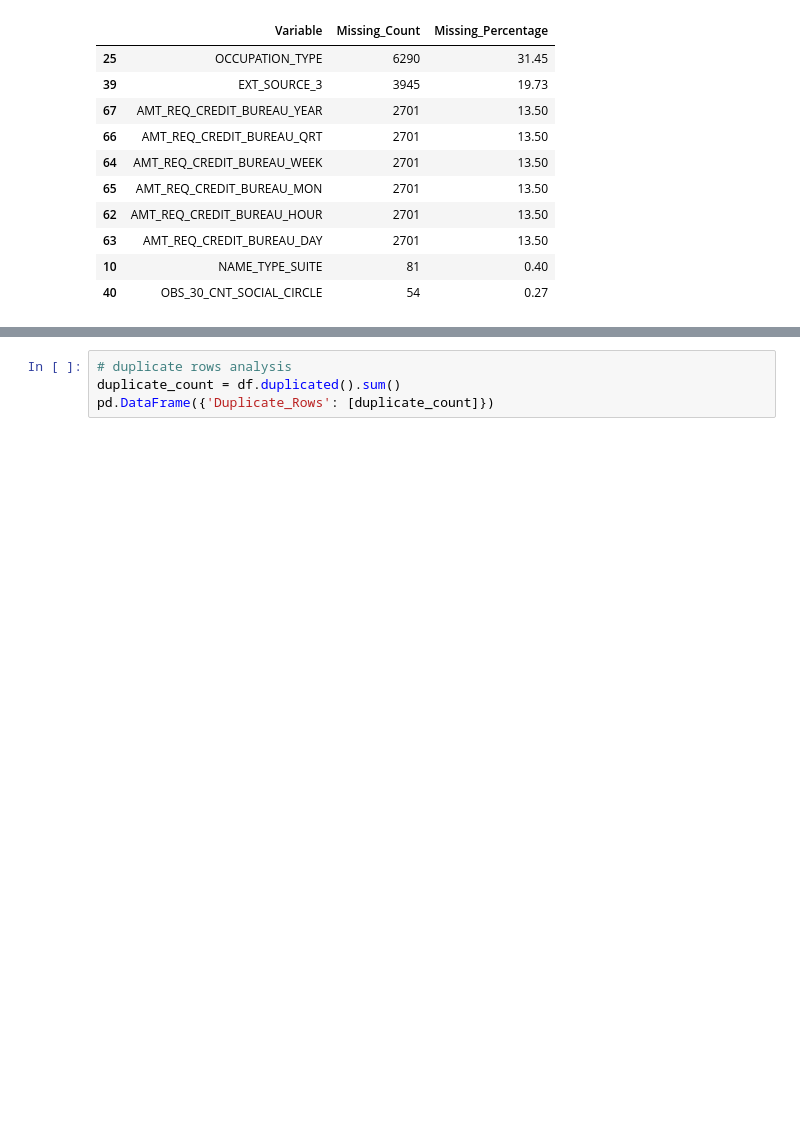
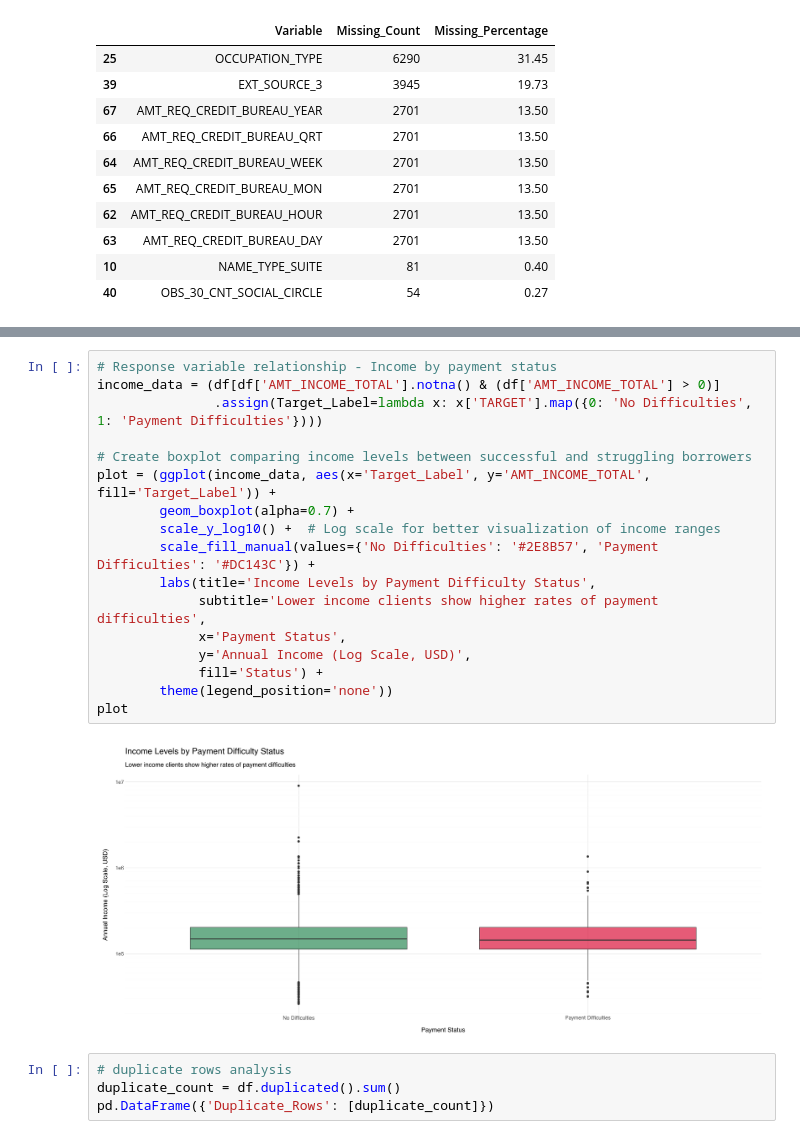
Before and after one commit to kisyular/case_study, a Jupyter notebook: Assignment2_Analysis.ipynb, the cells around one changed output, grey strips where cells are left out. Saved outputs shown, nothing was run; the diff lists cells and outputs as text; blank space fills up the shorter version.

```diff
--- a/Assignment2_Analysis.ipynb
+++ b/Assignment2_Analysis.ipynb
@@ -197,3 +279,22 @@ plot
+# %%
+# Response variable relationship - Income by payment status
+income_data = (df[df['AMT_INCOME_TOTAL'].notna() & (df['AMT_INCOME_TOTAL'] > 0)]
+               .assign(Target_Label=lambda x: x['TARGET'].map({0: 'No Difficulties', 1: 'Payment Difficulties'})))
+
+# Create boxplot comparing income levels between successful and struggling borrowers
+plot = (ggplot(income_data, aes(x='Target_Label', y='AMT_INCOME_TOTAL', fill='Target_Label')) +
+        geom_boxplot(alpha=0.7) +
+        scale_y_log10() +  # Log scale for better visualization of income ranges
+        scale_fill_manual(values={'No Difficulties': '#2E8B57', 'Payment Difficulties': '#DC143C'}) +
+        labs(title='Income Levels by Payment Difficulty Status',
+             subtitle='Lower income clients show higher rates of payment difficulties',
+             x='Payment Status',
+             y='Annual Income (Log Scale, USD)',
+             fill='Status') +
+        theme(legend_position='none'))
+plot
+# %% [output]
+[figure, added]
 # %%
 # duplicate rows analysis
 duplicate_count = df.duplicated().sum()
```
Also changed, not shown: parts of 78 cells of this notebook, 16 other files.
